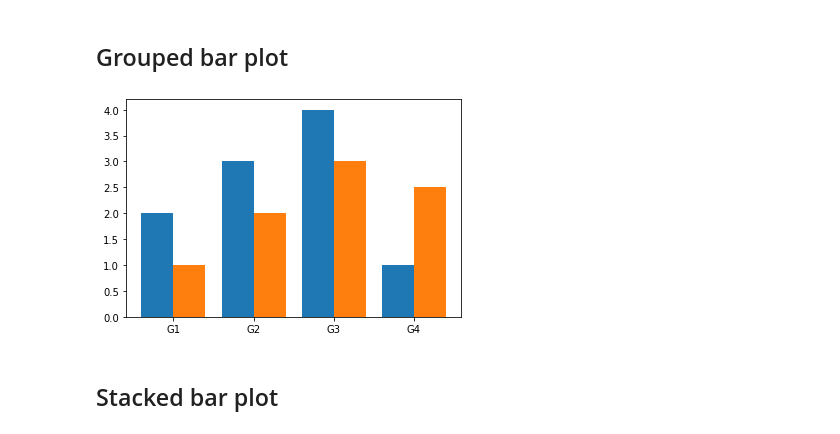
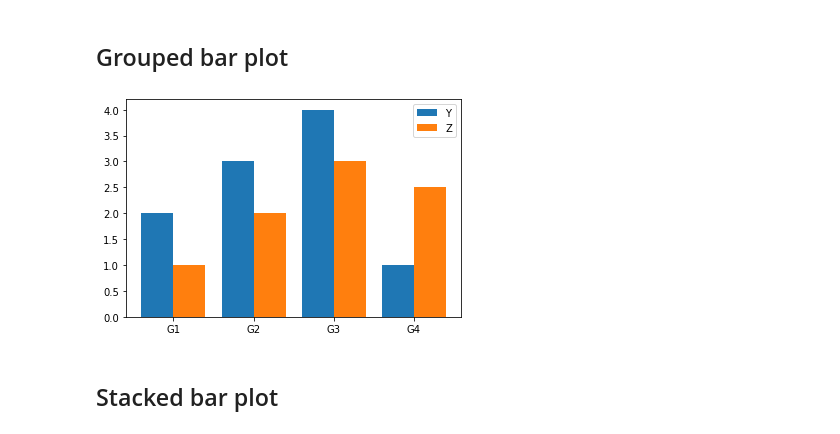
Before and after one commit to amandinhame/data-visualization-cookbook, a Jupyter notebook: matplotlib/plot_types.ipynb, the cells around one changed output. Drawn from its saved outputs; the diff is of its cells as text; code cells hidden in the pictures.

Commit message:
Insert / correct legend in stacked and grouped bar plots

```diff
--- a/matplotlib/plot_types.ipynb
+++ b/matplotlib/plot_types.ipynb
@@ -120,22 +120,24 @@ plt.show()
 # %%
 x_labels = ['G1', 'G2', 'G3', 'G4']
 x = np.arange(len(x_labels))
 y = [2, 3, 4, 1]
 z = [1, 2, 3, 2.5]
 
 width = 0.4
 
 fig, ax = plt.subplots()
 
-ax.bar(x-width/2, y, width=width)
-ax.bar(x+width/2, z, width=width)
+p1 = ax.bar(x-width/2, y, width=width)
+p2 = ax.bar(x+width/2, z, width=width)
 
 ax.set_xticks(x)
 ax.set_xticklabels(x_labels)
 
+ax.legend((p1[0], p2[0]), ('Y', 'Z'))
+
 plt.show()
 # %% [output]
-[figure, old version]
+[figure, new version]
 # %% [markdown]
 ## Stacked bar plot
 # %%
```
Also changed, not shown: parts of 5 cells of this notebook.
